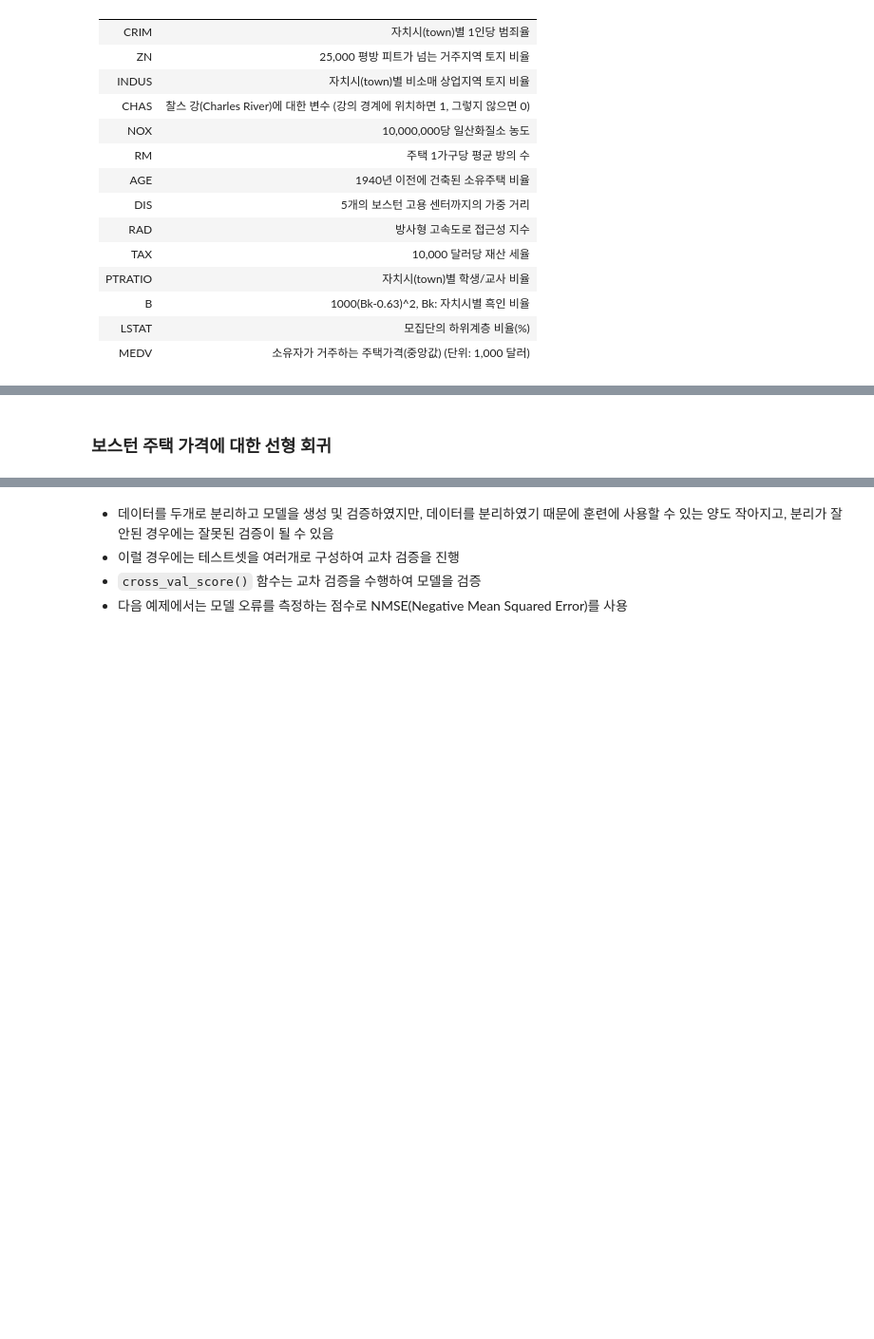
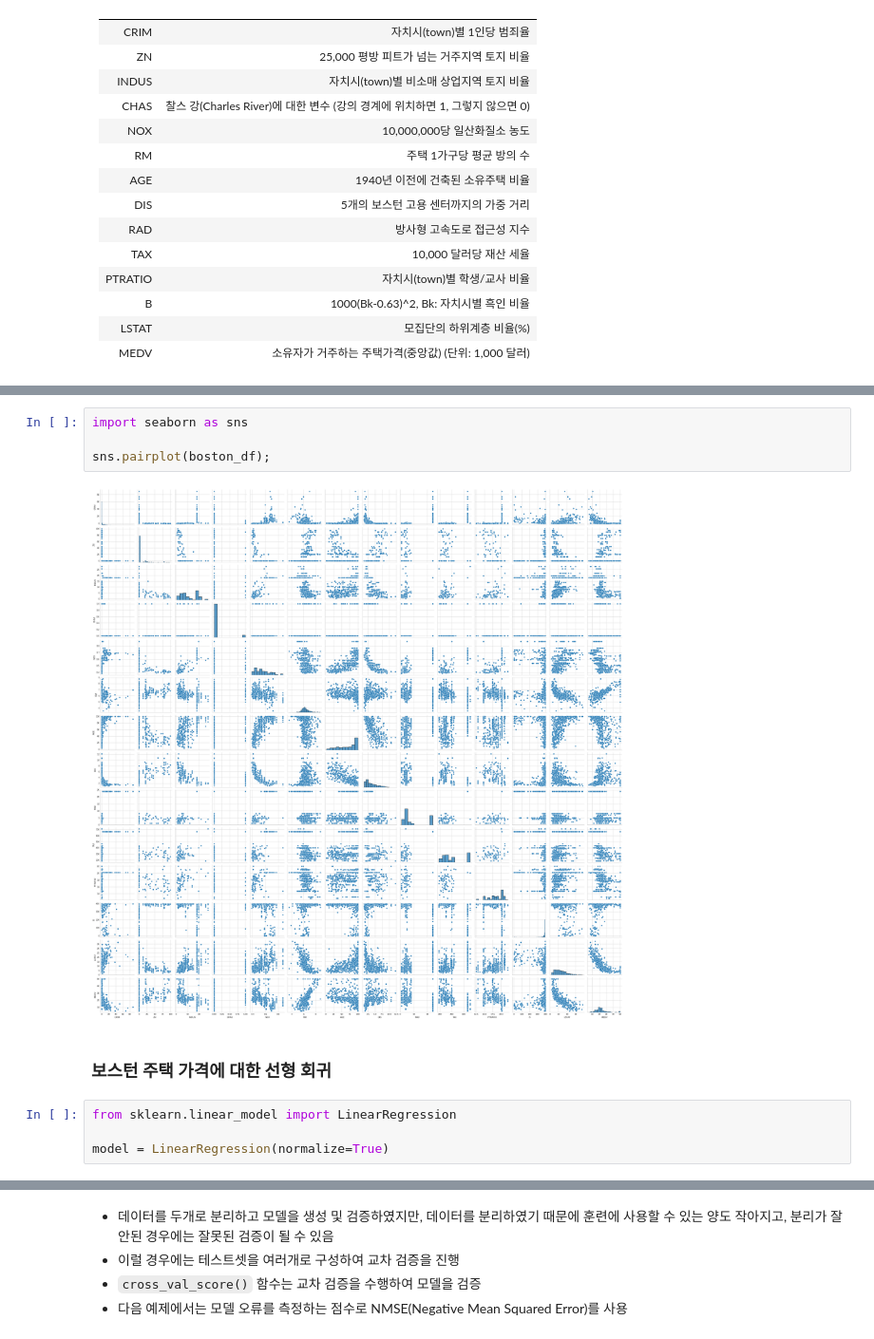
Before and after one commit to suumino/DataAlanysis, a Jupyter notebook: 03_선형_모델(Linear_Models).ipynb, the cells around one changed output, grey strips where cells are left out. Shown at 95% size. Cells and saved outputs as stored; diff of their text form; blank space fills up the shorter version.

```diff
--- a/03_선형_모델(Linear_Models).ipynb
+++ b/03_선형_모델(Linear_Models).ipynb
@@ -104,2 +214,12 @@ plt.plot(X_test, predict, '--r')
+# %%
+import seaborn as sns
+
+sns.pairplot(boston_df);
+# %% [output]
+[figure, added]
 # %% [markdown]
 ### 보스턴 주택 가격에 대한 선형 회귀
+# %%
+from sklearn.linear_model import LinearRegression
+
+model = LinearRegression(normalize=True)
```
Also changed, not shown: parts of 11 cells of this notebook.
